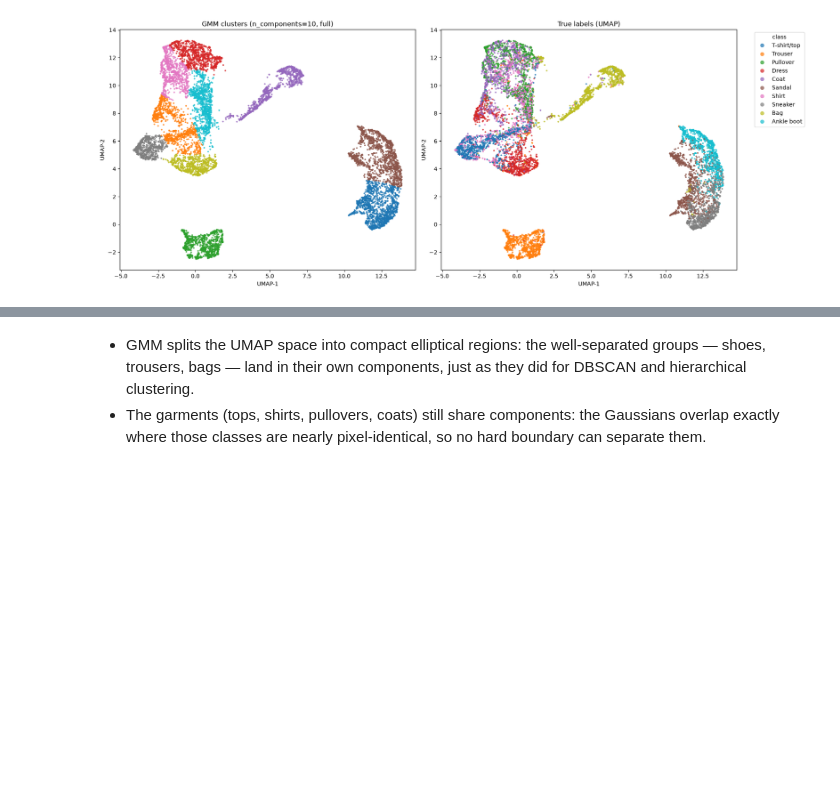
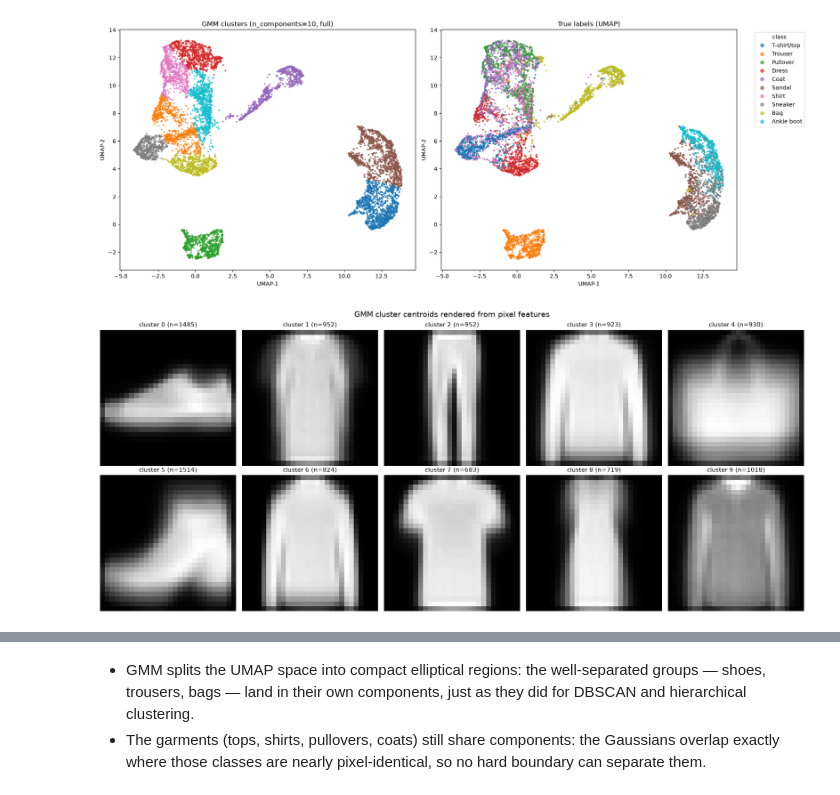
Before and after one commit to WillardDev/Fashion_MNIST_Dataset, a Jupyter notebook: Fashion_MNIST.ipynb, the cells around one changed output, grey strips where cells are left out. Saved outputs shown, nothing was run; the diff lists cells and outputs as text; code cells hidden in the pictures; blank space fills up the shorter version.

```diff
--- a/Fashion_MNIST.ipynb
+++ b/Fashion_MNIST.ipynb
@@ -544,3 +544,21 @@ plt.tight_layout()
 plt.show()
 # %% [output]
 [figure]
+# %%
+# Pixel centroid per cluster: mean of the 784 features over members, reshaped to 28x28
+centroid_images = np.zeros((gmm.n_components, 28, 28))
+for k in range(gmm.n_components):
+    centroid_images[k] = X_fashion[gmm_labels == k].mean(axis=0).reshape(28, 28)
+
+cluster_sizes = np.bincount(gmm_labels, minlength=gmm.n_components)
+
+fig, axes = plt.subplots(2, 5, figsize=(18, 8))
+for k, ax in enumerate(axes.ravel()):
+    ax.imshow(centroid_images[k], cmap="gray")
+    ax.set_title(f"cluster {k} (n={cluster_sizes[k]})", fontsize=11)
+    ax.axis("off")
+plt.suptitle("GMM cluster centroids rendered from pixel features", fontsize=14)
+plt.tight_layout()
+plt.show()
+# %% [output]
+[figure, added]
```
Also changed, not shown: parts of 1 cell of this notebook.
